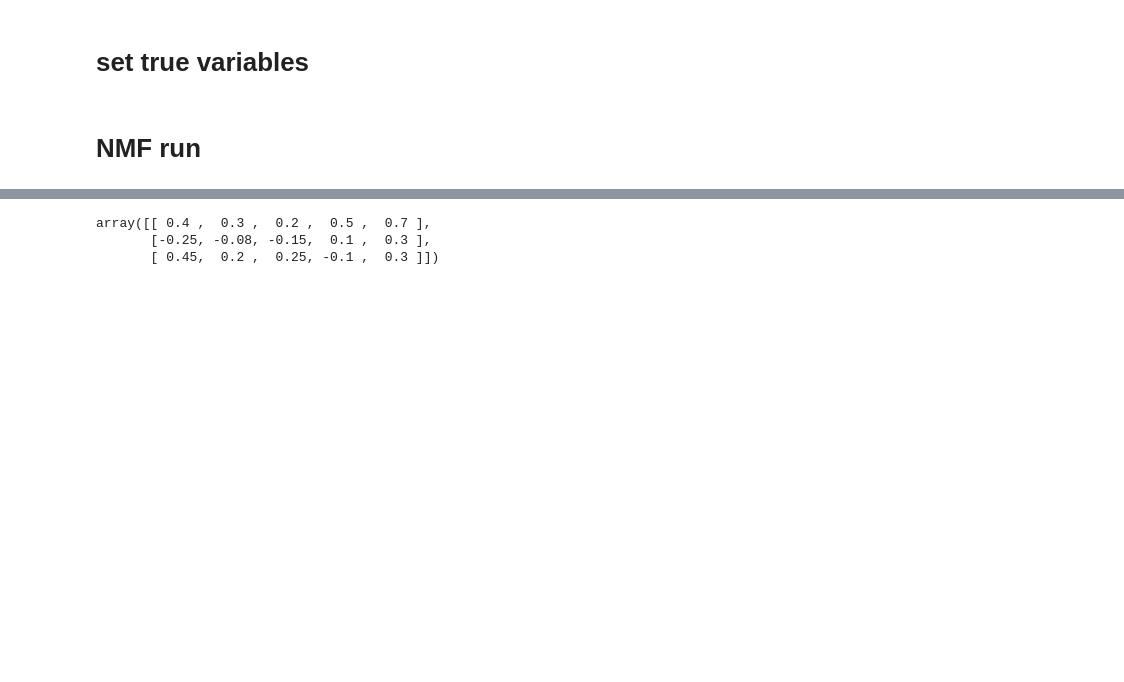
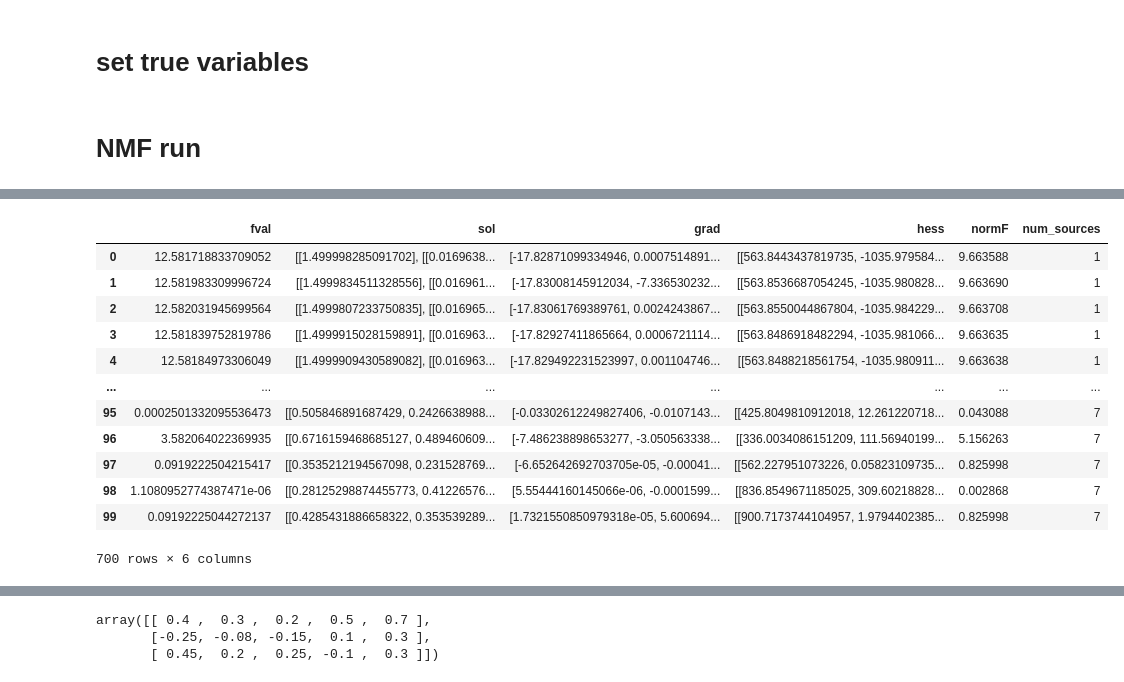
Before and after one commit to BoianAlexandrov/HNMF, a Jupyter notebook: pyHNMFk/5s_example.ipynb, the cells around one changed output, grey strips where cells are left out. Cells and saved outputs as stored; diff of their text form; code cells hidden in the pictures; blank space fills up the shorter version.

```diff
--- a/pyHNMFk/5s_example.ipynb
+++ b/pyHNMFk/5s_example.ipynb
@@ -143,3 +144,19 @@ Clustering  7
+# %%
+res
+# %% [output]
+|  | fval | sol | grad | hess | normF | num_sources |
+| 0 | 12.581718833709052 | [[1.499998285091702], [[0.0169638... | [-17.82871099334946, 0.0007514891... | [[563.8443437819735, -1035.979584... | 9.663588 | 1 |
+| 1 | 12.581983309996724 | [[1.4999834511328556], [[0.016961... | [-17.83008145912034, -7.336530232... | [[563.8536687054245, -1035.980828... | 9.663690 | 1 |
+| 2 | 12.582031945699564 | [[1.4999807233750835], [[0.016965... | [-17.83061769389761, 0.0024243867... | [[563.8550044867804, -1035.984229... | 9.663708 | 1 |
+| 3 | 12.581839752819786 | [[1.4999915028159891], [[0.016963... | [-17.82927411865664, 0.0006721114... | [[563.8486918482294, -1035.981066... | 9.663635 | 1 |
+| 4 | 12.58184973306049 | [[1.4999909430589082], [[0.016963... | [-17.829492231523997, 0.001104746... | [[563.8488218561754, -1035.980911... | 9.663638 | 1 |
+| ... | ... | ... | ... | ... | ... | ... |
+| 95 | 0.0002501332095536473 | [[0.505846891687429, 0.2426638988... | [-0.03302612249827406, -0.0107143... | [[425.8049810912018, 12.261220718... | 0.043088 | 7 |
+| 96 | 3.582064022369935 | [[0.6716159468685127, 0.489460609... | [-7.486238898653277, -3.050563338... | [[336.0034086151209, 111.56940199... | 5.156263 | 7 |
+| 97 | 0.0919222504215417 | [[0.3535212194567098, 0.231528769... | [-6.652642692703705e-05, -0.00041... | [[562.227951073226, 0.05823109735... | 0.825998 | 7 |
+| 98 | 1.1080952774387471e-06 | [[0.28125298874455773, 0.41226576... | [5.55444160145066e-06, -0.0001599... | [[836.8549671185025, 309.60218828... | 0.002868 | 7 |
+| 99 | 0.09192225044272137 | [[0.4285431886658322, 0.353539289... | [1.7321550850979318e-05, 5.600694... | [[900.7173744104957, 1.9794402385... | 0.825998 | 7 |
+700 rows × 6 columns
 # %%
 Forclusts
 # %% [output]
```
Also changed, not shown: parts of 5 cells of this notebook, 8 other files.
